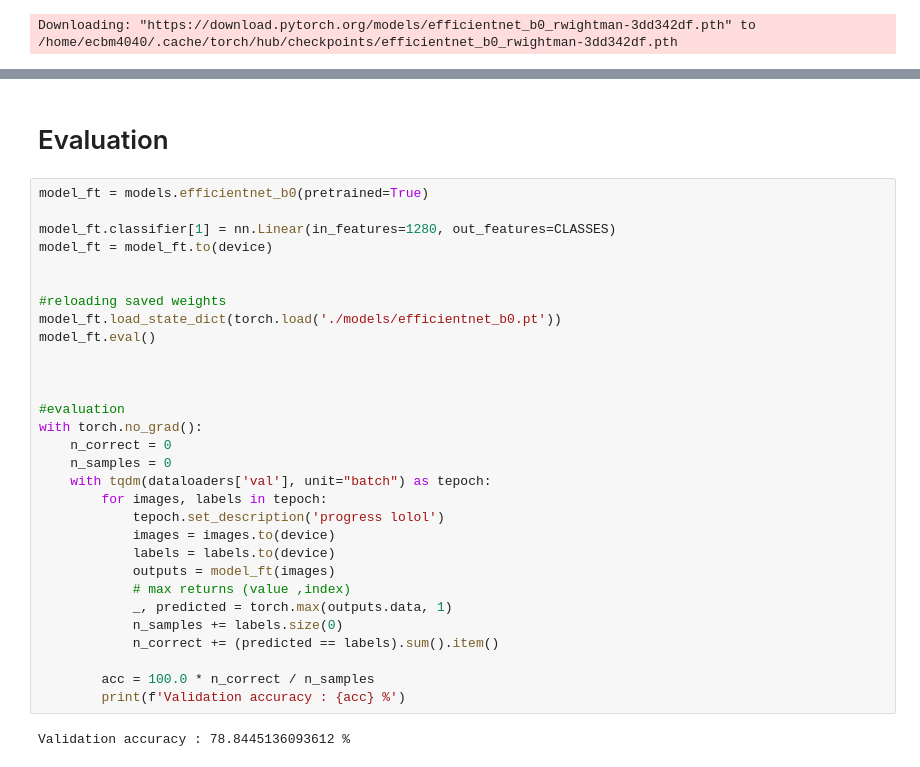
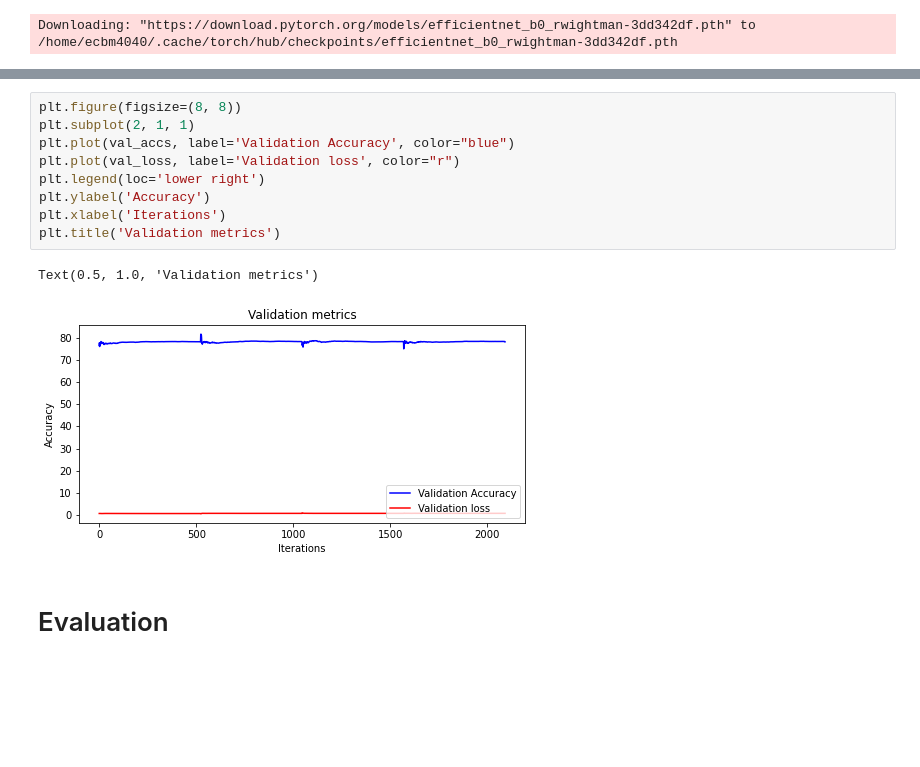
Before and after one commit to ecbme6040/e6691-2022spring-assign2-SURG-an3078-bmh2168-wab2138, a Jupyter notebook: EfficientNet.ipynb, the cells around one changed output, grey strips where cells are left out. Cells and saved outputs as stored; diff of their text form; blank space fills up the shorter version.

```diff
--- a/EfficientNet.ipynb
+++ b/EfficientNet.ipynb
@@ -181,34 +208,14 @@ with open('./models/efficientnet_b0_hist.pkl', 'wb') as f:
+# %%
+plt.figure(figsize=(8, 8))
+plt.subplot(2, 1, 1)
+plt.plot(val_accs, label='Validation Accuracy', color="blue")
+plt.plot(val_loss, label='Validation loss', color="r")
+plt.legend(loc='lower right')
+plt.ylabel('Accuracy')
+plt.xlabel('Iterations')
+plt.title('Validation metrics')
+# %% [output]
+Text(0.5, 1.0, 'Validation metrics')
+[figure, added]
 # %% [markdown]
 # Evaluation
-# %%
-model_ft = models.efficientnet_b0(pretrained=True)
-
-model_ft.classifier[1] = nn.Linear(in_features=1280, out_features=CLASSES)
-model_ft = model_ft.to(device)
-
-
-#reloading saved weights
-model_ft.load_state_dict(torch.load('./models/efficientnet_b0.pt'))
-model_ft.eval()
-
-
-
-#evaluation
-with torch.no_grad():
-    n_correct = 0
-    n_samples = 0
-    with tqdm(dataloaders['val'], unit="batch") as tepoch:
-        for images, labels in tepoch:
-            tepoch.set_description('progress lolol')
-            images = images.to(device)
-            labels = labels.to(device)
-            outputs = model_ft(images)
-            # max returns (value ,index)
-            _, predicted = torch.max(outputs.data, 1)
-            n_samples += labels.size(0)
-            n_correct += (predicted == labels).sum().item()
-
-        acc = 100.0 * n_correct / n_samples
-        print(f'Validation accuracy : {acc} %')
-# %% [output]
-Validation accuracy : 78.8445136093612 %
```
Also changed, not shown: parts of 9 cells of this notebook, 4 other files.
